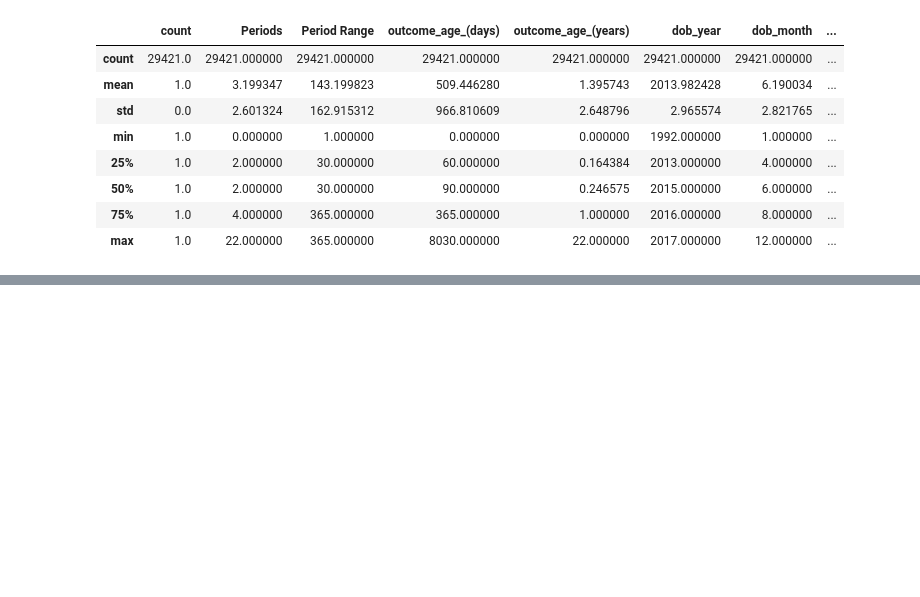
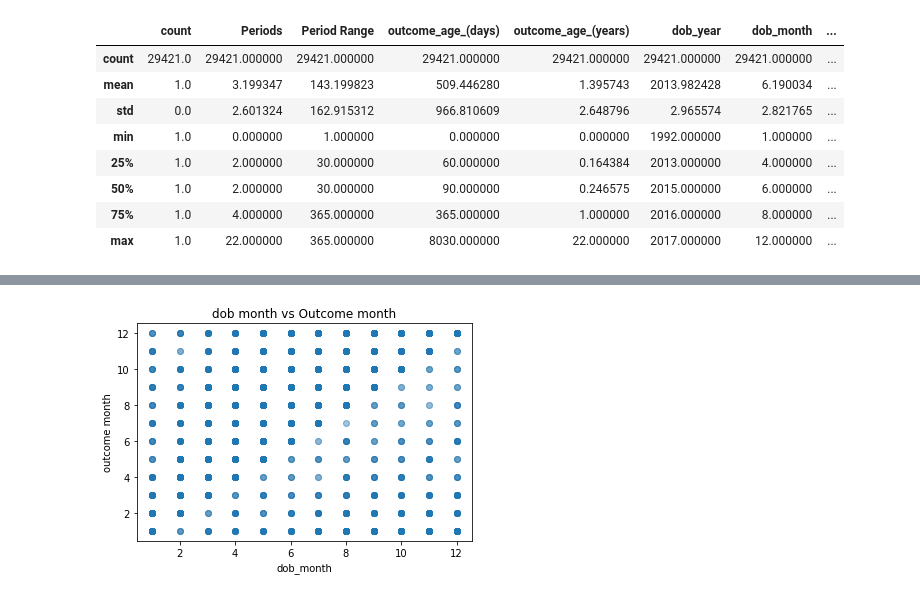
Before and after one commit to KulyginaJulia/Machine_Learning, a Jupyter notebook: Lab1.ipynb, the cells around one changed output, grey strips where cells are left out. Drawn from its saved outputs; the diff is of its cells as text; code cells hidden in the pictures; blank space fills up the shorter version.

```diff
--- a/Lab1.ipynb
+++ b/Lab1.ipynb
@@ -166,0 +239,8 @@ TypeError: numpy boolean subtract, the `-` operator, is deprecated, use the bitw
+# %%
+plt.plot(data['dob_month'], data['outcome_month'], 'o', alpha = 0.05)
+plt.xlabel('dob_month')
+plt.ylabel('outcome month')
+plt.title('dob month vs Outcome month')
+pass
+# %% [output]
+[figure, added]
```
Also changed, not shown: parts of 50 cells of this notebook.
